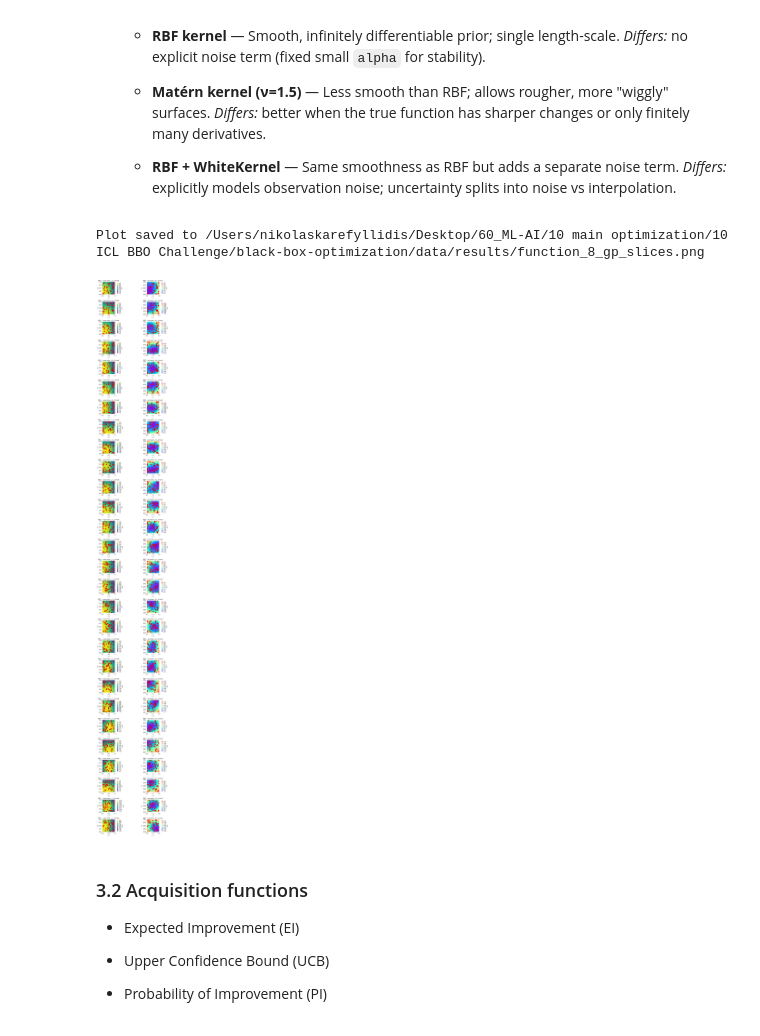
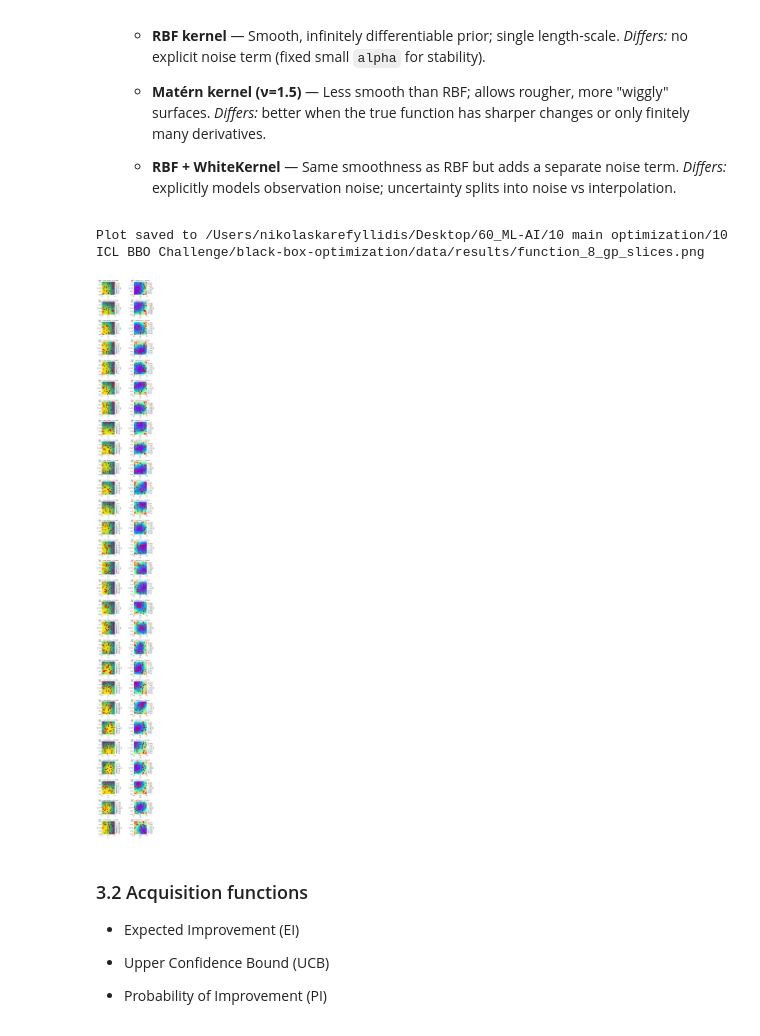
Before and after one commit to karefyllidis/black-box-optimization, a Jupyter notebook: notebooks/function_8_High-dimensional-ML-Model.ipynb, the cells around one changed output. Drawn from its saved outputs; the diff is of its cells as text; code cells hidden in the pictures.

```diff
--- a/notebooks/function_8_High-dimensional-ML-Model.ipynb
+++ b/notebooks/function_8_High-dimensional-ML-Model.ipynb
@@ -222,7 +223,7 @@ KAPPA_UCB = 6.0                  # UCB: μ + κσ; typical 2–6, 6 = strong exp
 # %%
 # Gaussian Process Regression on 8D (run after visualization cell so candidate_pts exist)
 # Coefficients from cell above: CONSTANT_KERNEL_SCALE, LENGTH_SCALE, GP_ALPHA
-kernel_RBF = ConstantKernel(CONSTANT_KERNEL_SCALE) * RBF(length_scale=LENGTH_SCALE)
+kernel_RBF = ConstantKernel(CONSTANT_KERNEL_SCALE) * RBF(length_scale=LENGTH_SCALE, length_scale_bounds=(1e-3, 500))
 gp_RBF = GaussianProcessRegressor(kernel=kernel_RBF, alpha=GP_ALPHA)
 gp_RBF.fit(X, y)
 # Predict on 8D candidate set (1D arrays of length n_cand)
@@ -247,35 +248,35 @@ for ia, ib, la, lb in pairs:
     slice_label = f"x_{other[0]+1},x_{other[1]+1}=med"
     slices_info.append((slice_pts, Ug, Vg, ia, ib, la, lb, slice_label))
 
-fig, axes = plt.subplots(28, 2, figsize=(10, 56))
+fig, axes = plt.subplots(28, 2, figsize=(7, 60))
 for row, (slice_pts, Ag, Bg, ia, ib, la, lb, slice_label) in enumerate(slices_info):
     mu_slice, sigma_slice = gp_RBF.predict(slice_pts, return_std=True)
     mu_slice = mu_slice.reshape(Ug.shape)
     sigma_slice = sigma_slice.reshape(Ug.shape)
     ax_mu, ax_sig = axes[row, 0], axes[row, 1]
     cf1 = ax_mu.contourf(Ag, Bg, mu_slice, levels=20, cmap="viridis")
     add_colorbar(cf1, ax=ax_mu, label="μ(x)", font_size_axis=DEFAULT_FONT_SIZE_AXIS, shrink=0.85)
     ax_mu.scatter(X[:, ia], X[:, ib], c="red", s=60, edgecolors="k")
     style_axis(ax_mu, xlabel=la, ylabel=lb, title=f"RBF — mean (slice {slice_label})", font_size_axis=DEFAULT_FONT_SIZE_AXIS, font_size_titles=DEFAULT_FONT_SIZE_TITLES)
     ax_mu.set_aspect("equal")
     cf2 = ax_sig.contourf(Ag, Bg, sigma_slice, levels=20, cmap="rainbow")
     add_colorbar(cf2, ax=ax_sig, label="σ(x)", font_size_axis=DEFAULT_FONT_SIZE_AXIS, shrink=0.85)
     ax_sig.scatter(X[:, ia], X[:, ib], c="red", s=60, edgecolors="k")
     style_axis(ax_sig, xlabel=la, ylabel=lb, title=f"RBF — std (slice {slice_label})", font_size_axis=DEFAULT_FONT_SIZE_AXIS, font_size_titles=DEFAULT_FONT_SIZE_TITLES)
     ax_sig.set_aspect("equal")
 plt.tight_layout()
 if IF_EXPORT_PLOT:
     out_dir = PLOT_EXPORT_DIR
     assert_not_under_initial_data(out_dir, project_root=repo_root)
     out_dir.mkdir(parents=True, exist_ok=True)
     out_path = out_dir / f"function_8_gp_slices.{DEFAULT_EXPORT_FORMAT}"
     fig.savefig(out_path, dpi=DEFAULT_EXPORT_DPI, format=DEFAULT_EXPORT_FORMAT)
     print("Plot saved to", out_path)
 if IF_SHOW_PLOT:
     plt.show()
 # %% [output]
 Plot saved to /Users/nikolaskarefyllidis/Desktop/60_ML-AI/10 main optimization/10 ICL BBO Challenge/black-box-optimization/data/results/function_8_gp_slices.png
-[figure, old version]
+[figure, new version]
 # %% [markdown]
 ### 3.2 Acquisition functions
 
```
Also changed, not shown: parts of 8 cells of this notebook, 7 other files.
